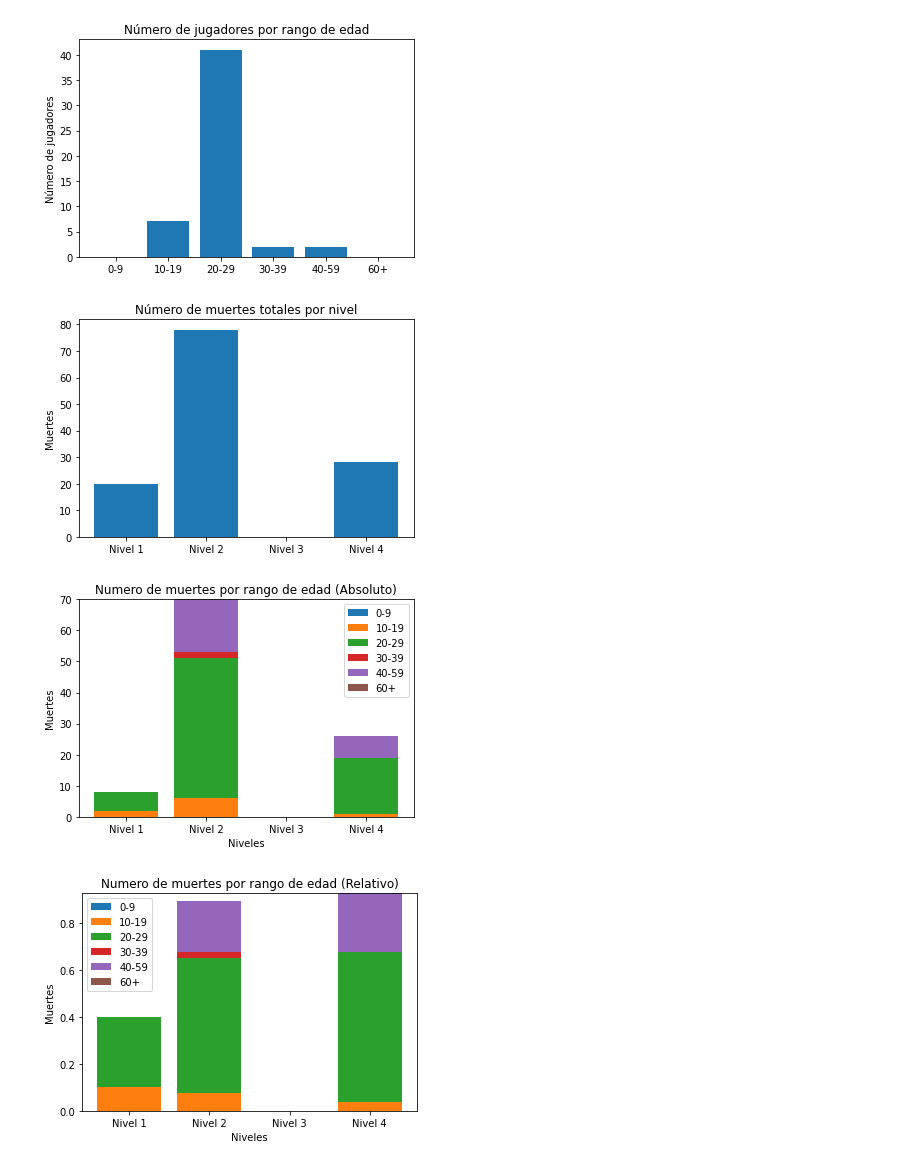
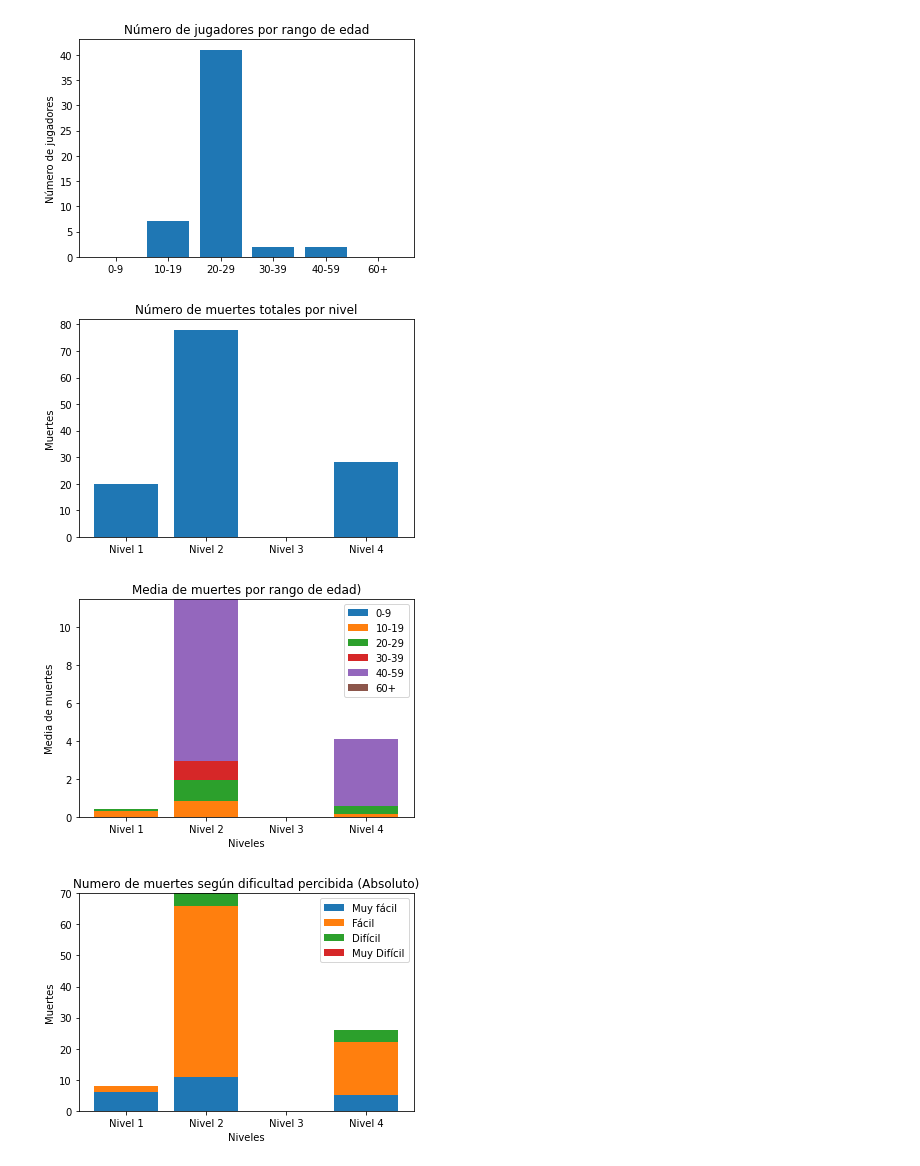
Before and after one commit to evalucas/UAJ, a Jupyter notebook: PoyectoFinal/test.ipynb, the cells around one changed output. Drawn from its saved outputs; the diff is of its cells as text; code cells hidden in the pictures.

```diff
--- a/PoyectoFinal/test.ipynb
+++ b/PoyectoFinal/test.ipynb
@@ -384,12 +384,14 @@ def numJugadoresPorGrupo():
                 elif age == '60+':
                         rangosEdad[5]+=1
         return rangosEdad
+
 def proporcionNumJugadores(datos):
         poblacion = numJugadoresPorGrupo()
-        numTotal = len(playersArray)
 
-        for i in range(poblacion):
-                if(poblacion[i] == 0):
+        for i in range(len(poblacion)):
+                #print("muertes:", datos[i], " num jugadores:", poblacion[i])
+                if(poblacion[i] != 0):
+                        datos[i] /= poblacion[i]
 
 
 
@@ -448,8 +450,8 @@ def graficoMuertesVSEdad():
 
         proporcionNumJugadores(rangosEdad)
 
-        grafico_barras_apiladas(niveles,rangosEdad,labels,'Niveles','Muertes','Numero de muertes por rango de edad (Absoluto)')
-        grafico_barras_apiladas_prop(niveles,rangosEdad,labels,'Niveles','Muertes','Numero de muertes por rango de edad (Relativo)',muertesPorNivel)
+        grafico_barras_apiladas(niveles,rangosEdad,labels,'Niveles','Media de muertes','Media de muertes por rango de edad')
+        #grafico_barras_apiladas_prop(niveles,rangosEdad,labels,'Niveles','Muertes','Numero de muertes por rango de edad (Relativo)',muertesPorNivel)
 
 def graficoMuertesVSDificultad():
         niveles = ['Nivel 1', 'Nivel 2', 'Nivel 3', 'Nivel 4']
@@ -502,32 +504,32 @@ def graficoMuertesVSExpPlataformas():
         nivelesExperiencia = [] #4 Niveles de experiencia
         for i in range(4):
                 nivelesExperiencia.append(np.zeros(numNiveles))
 
         labels = ['Nada', 'Poca', 'Media', 'Mucha']
         for p in playersArray:
                 exp = p.platformExp
                 if exp == '1':
                         nivelesExperiencia[0]+=p.nDeaths
                 elif exp == '2':
                         nivelesExperiencia[1]+=p.nDeaths
                 elif exp == '3':
                         nivelesExperiencia[2]+=p.nDeaths
                 elif exp == '4':
                         nivelesExperiencia[3]+=p.nDeaths
 
         grafico_barras_apiladas(niveles,nivelesExperiencia,labels,'Niveles','Muertes','Numero de muertes por experiencia en plataformas (Absoluto)')
         grafico_barras_apiladas_prop(niveles,nivelesExperiencia,labels,'Niveles','Muertes','Numero de muertes por experiencia en plataformas (Relativo)',muertesPorNivel)
 
 grafico_rangosEdad()
 
 #grafico_paths()
 graficoMuertesPorNivel()
 graficoMuertesVSEdad()
 graficoMuertesVSDificultad()
 graficoMuertesVSExpGeneral()
 graficoMuertesVSExpPlataformas()
 # %% [output]
 [figure]
 [figure]
-[figure, old version]
+[figure, new version]
-[figure, old version]
+[figure, new version]
```
Also changed, not shown: parts of 1 cell of this notebook, 1 other file.
